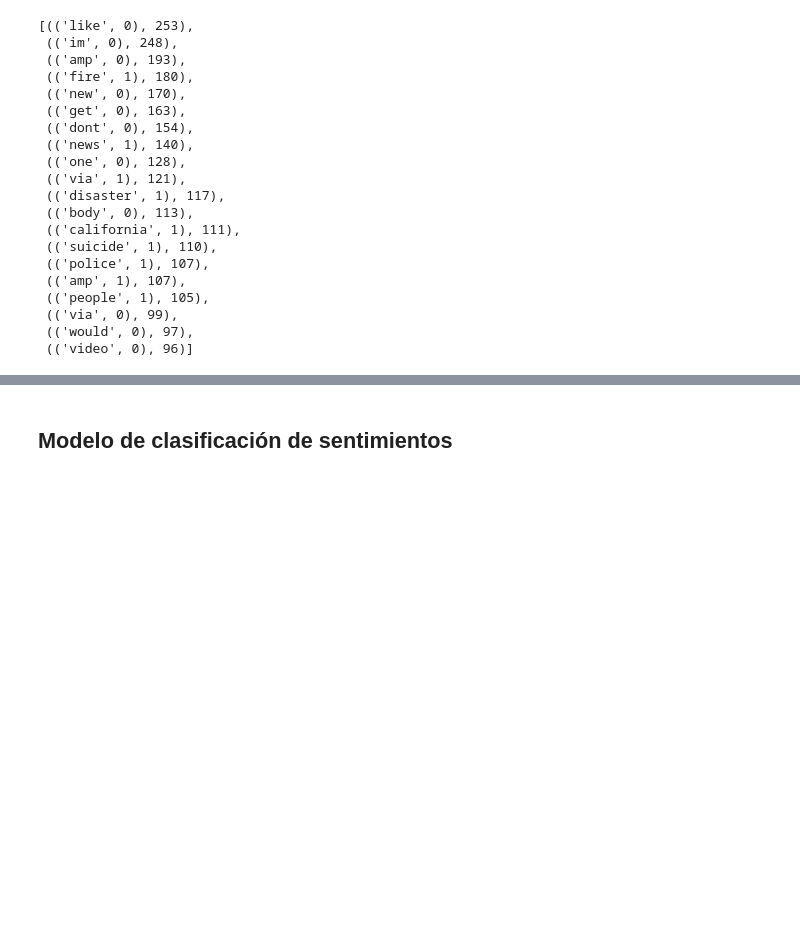
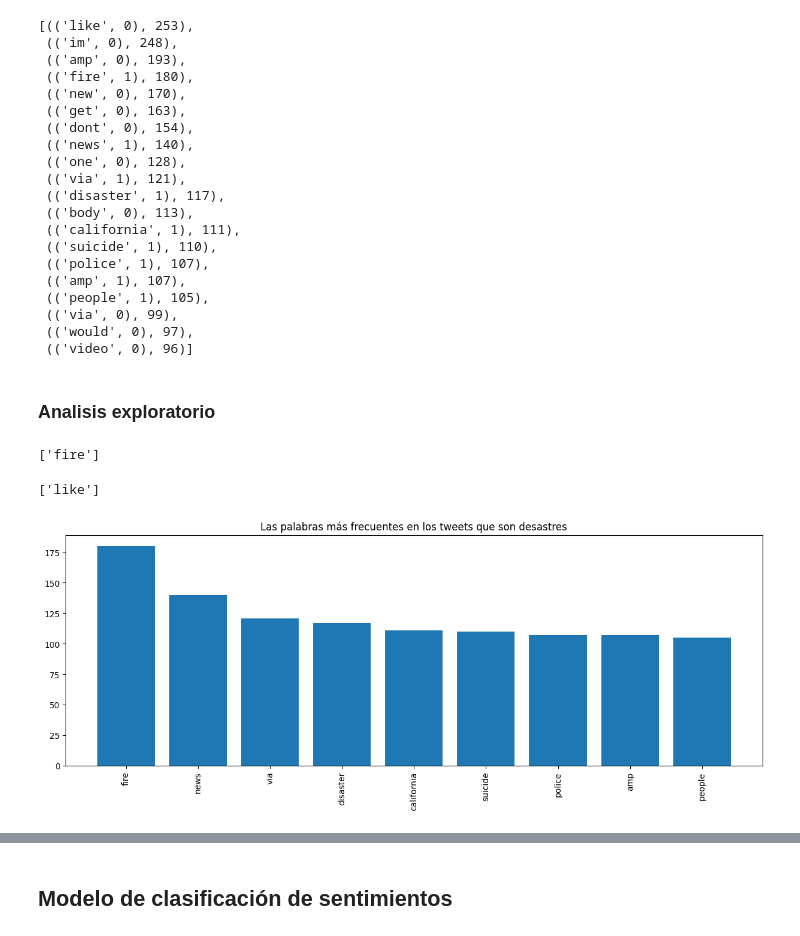
Before and after one commit to campeon19/Lab5_Tweets_Analisis, a Jupyter notebook: Lab 5.ipynb, the cells around one changed output, grey strips where cells are left out. Saved outputs shown, nothing was run; the diff lists cells and outputs as text; code cells hidden in the pictures; blank space fills up the shorter version.

```diff
--- a/Lab 5.ipynb
+++ b/Lab 5.ipynb
@@ -269,3 +269,28 @@ sorted(dictionary.items(), key=lambda x: x[1], reverse=True)[:20]
  (('via', 0), 99),
  (('would', 0), 97),
  (('video', 0), 96)]
+# %% [markdown]
+### Analisis exploratorio
+# %%
+# Palabra mas frecuente en los tweets que son desastres
+palabra_desastre = sorted(dictionary.items(), key=lambda x: x[1], reverse=True)[:5]
+palabra_desastrer = [x[0][0] for x in palabra_desastre if x[0][1] == 1]
+palabra_desastrer
+# %% [output]
+['fire']
+# %%
+# Palabra mas frecuente en los tweets que no son desastres
+palabra_nodesastre = sorted(dictionary.items(), key=lambda x: x[1], reverse=True)[:1]
+palabra_nodesastrer = [x[0][0] for x in palabra_nodesastre if x[0][1] == 0]
+palabra_nodesastrer
+# %% [output]
+['like']
+# %%
+plt.figure(figsize=(15, 5))
+plt.bar([x[0][0] for x in sorted(dictionary.items(), key=lambda x: x[1], reverse=True)[:20] if x[0][1] == 1],
+        [x[1] for x in sorted(dictionary.items(), key=lambda x: x[1], reverse=True)[:20] if x[0][1] == 1])
+plt.xticks(rotation=90)
+plt.title('Las palabras más frecuentes en los tweets que son desastres')
+plt.show()
+# %% [output]
+[figure, added]
```
Also changed, not shown: parts of 5 cells of this notebook.
